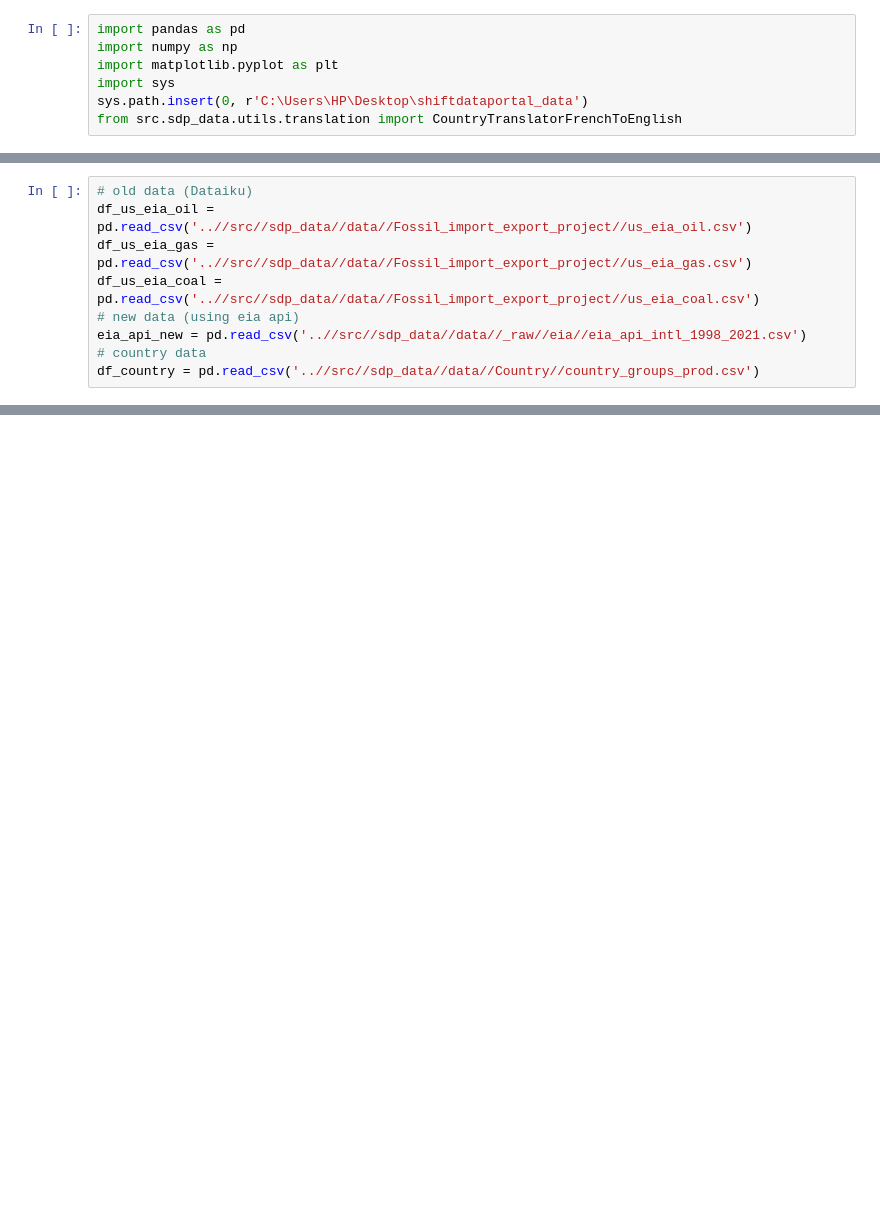
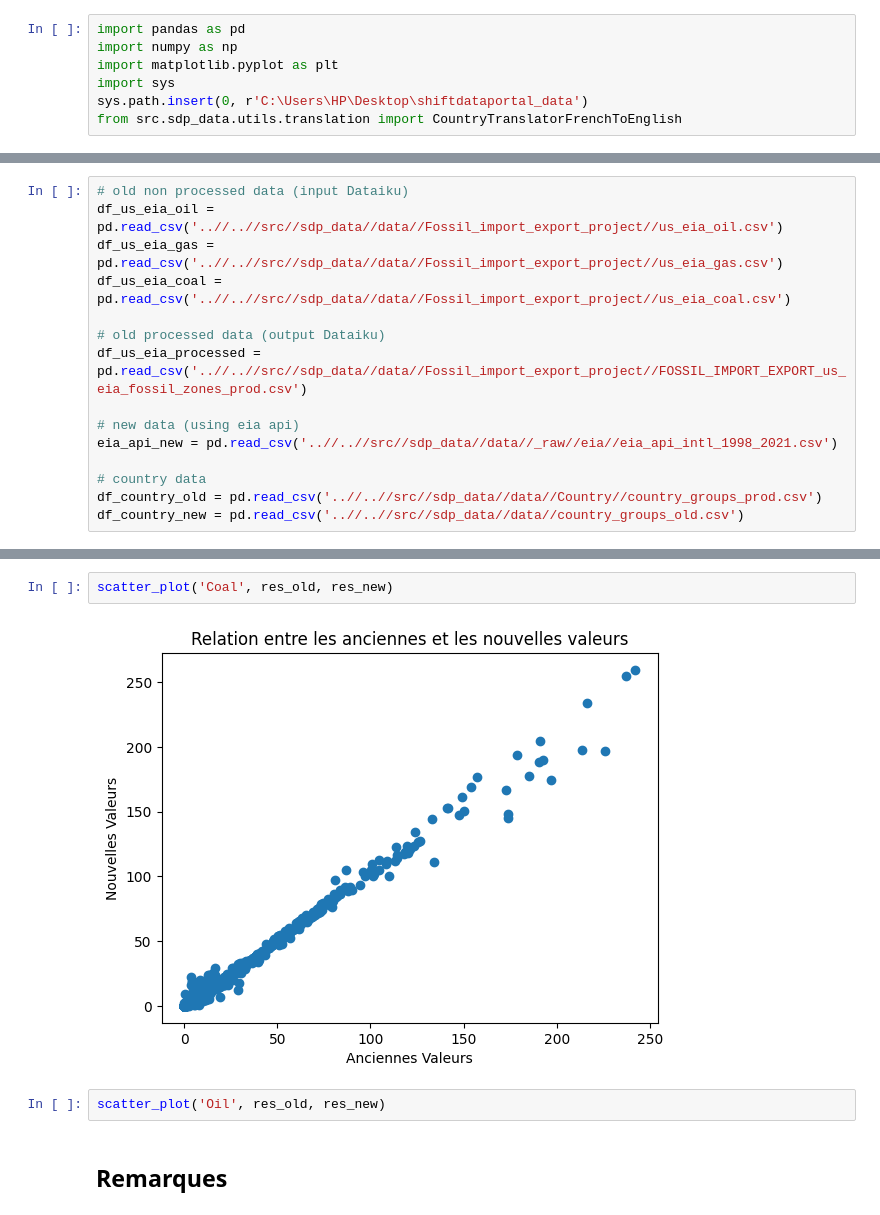
Before and after one commit to dataforgoodfr/shiftdataportal_data, a Jupyter notebook: notebooks/fossil_import_export_project/Fossil_Import_Export_new.ipynb, the cells around one changed output, grey strips where cells are left out. Drawn from its saved outputs; the diff is of its cells as text; blank space fills up the shorter version.

```diff
--- a/notebooks/fossil_import_export_project/Fossil_Import_Export_new.ipynb
+++ b/notebooks/fossil_import_export_project/Fossil_Import_Export_new.ipynb
@@ -12,9 +12,15 @@ from src.sdp_data.utils.translation import CountryTranslatorFrenchToEnglish
 # %%
-# old data (Dataiku)
-df_us_eia_oil = pd.read_csv('..//src//sdp_data//data//Fossil_import_export_project//us_eia_oil.csv')
-df_us_eia_gas = pd.read_csv('..//src//sdp_data//data//Fossil_import_export_project//us_eia_gas.csv')
-df_us_eia_coal = pd.read_csv('..//src//sdp_data//data//Fossil_import_export_project//us_eia_coal.csv')
+# old non processed data (input Dataiku)
+df_us_eia_oil = pd.read_csv('..//..//src//sdp_data//data//Fossil_import_export_project//us_eia_oil.csv')
+df_us_eia_gas = pd.read_csv('..//..//src//sdp_data//data//Fossil_import_export_project//us_eia_gas.csv')
+df_us_eia_coal = pd.read_csv('..//..//src//sdp_data//data//Fossil_import_export_project//us_eia_coal.csv')
+
+# old processed data (output Dataiku)
+df_us_eia_processed = pd.read_csv('..//..//src//sdp_data//data//Fossil_import_export_project//FOSSIL_IMPORT_EXPORT_us_eia_fossil_zones_prod.csv')
+
 # new data (using eia api)
-eia_api_new = pd.read_csv('..//src//sdp_data//data//_raw//eia//eia_api_intl_1998_2021.csv')
+eia_api_new = pd.read_csv('..//..//src//sdp_data//data//_raw//eia//eia_api_intl_1998_2021.csv')
+
 # country data
-df_country = pd.read_csv('..//src//sdp_data//data//Country//country_groups_prod.csv')
+df_country_old = pd.read_csv('..//..//src//sdp_data//data//Country//country_groups_prod.csv')
+df_country_new = pd.read_csv('..//..//src//sdp_data//data//country_groups_old.csv')
@@ -247,0 +520,8 @@ plt.show()
+# %%
+scatter_plot('Coal', res_old, res_new)
+# %% [output]
+[figure, added]
+# %%
+scatter_plot('Oil', res_old, res_new)
+# %% [markdown]
+## Remarques
```
Also changed, not shown: parts of 53 cells of this notebook.
